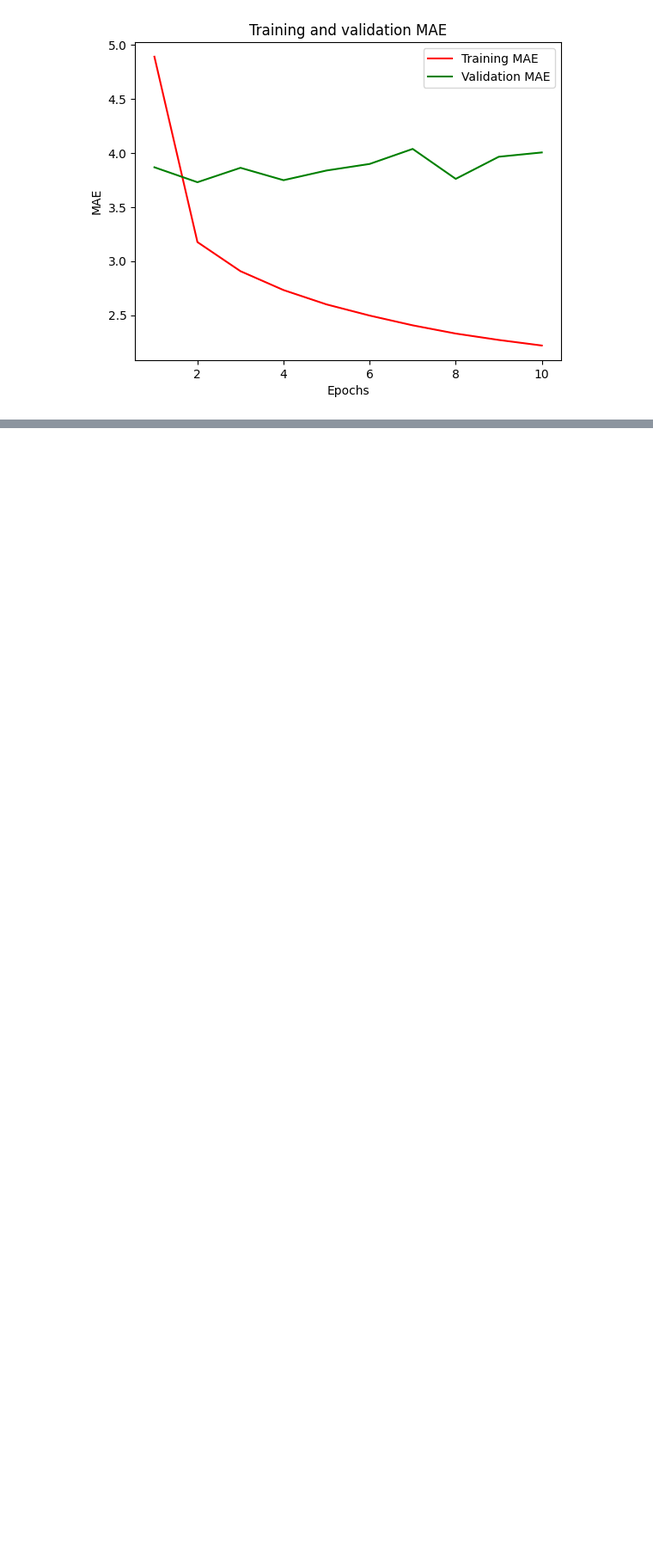
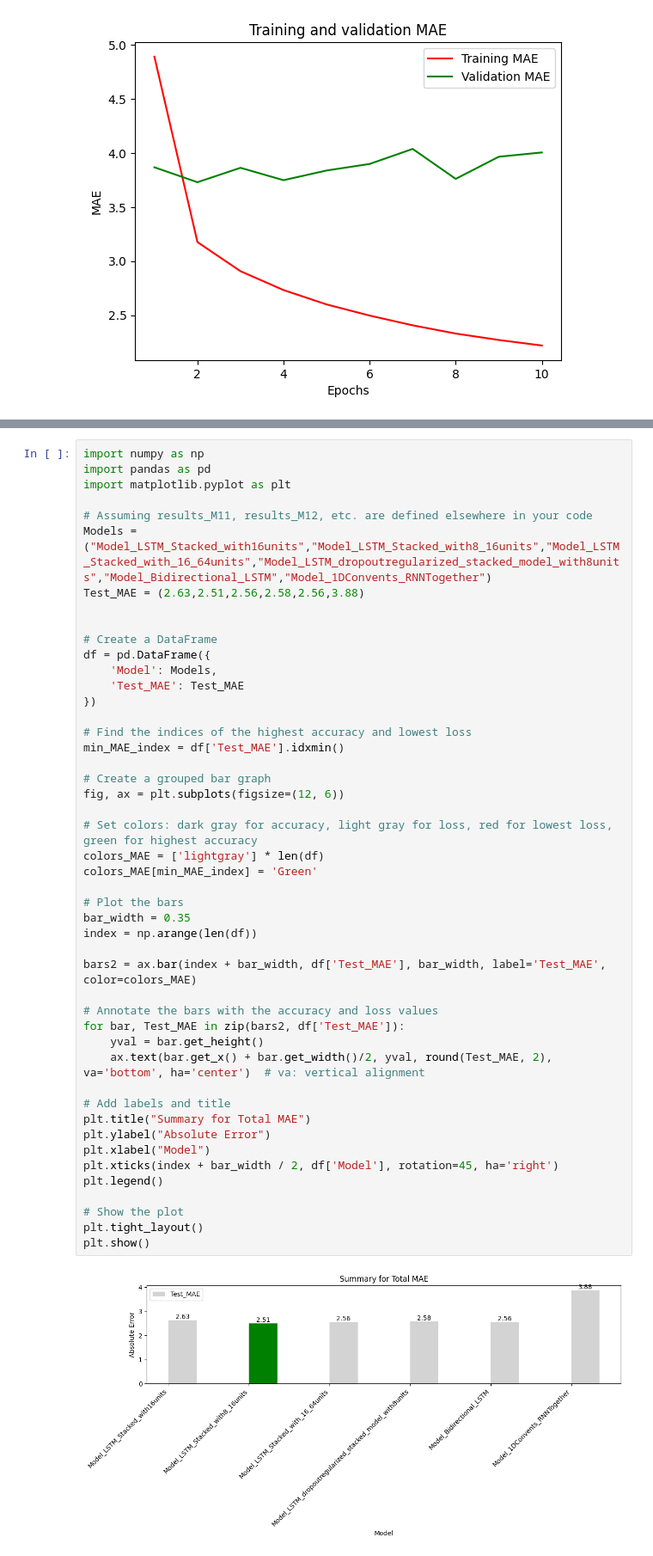
Before and after one commit to 64060kbarot/AML_64061, a Jupyter notebook: Assignment_Weather_Time_Series_RNN.ipynb, the cells around one changed output, grey strips where cells are left out. Shown at 86% size. Saved outputs shown, nothing was run; the diff lists cells and outputs as text; blank space fills up the shorter version.

```diff
--- a/Assignment_Weather_Time_Series_RNN.ipynb
+++ b/Assignment_Weather_Time_Series_RNN.ipynb
@@ -980,0 +997,49 @@ Based on the results I obtained, the combination of 1D convolution and RNN did n
+# %%
+import numpy as np
+import pandas as pd
+import matplotlib.pyplot as plt
+
+# Assuming results_M11, results_M12, etc. are defined elsewhere in your code
+Models = ("Model_LSTM_Stacked_with16units","Model_LSTM_Stacked_with8_16units","Model_LSTM_Stacked_with_16_64units","Model_LSTM_dropoutregularized_stacked_model_with8units","Model_Bidirectional_LSTM","Model_1DConvents_RNNTogether")
+Test_MAE = (2.63,2.51,2.56,2.58,2.56,3.88)
+
+
+# Create a DataFrame
+df = pd.DataFrame({
+    'Model': Models,
+    'Test_MAE': Test_MAE
+})
+
+# Find the indices of the highest accuracy and lowest loss
+min_MAE_index = df['Test_MAE'].idxmin()
+
+# Create a grouped bar graph
+fig, ax = plt.subplots(figsize=(12, 6))
+
+# Set colors: dark gray for accuracy, light gray for loss, red for lowest loss, green for highest accuracy
+colors_MAE = ['lightgray'] * len(df)
+colors_MAE[min_MAE_index] = 'Green'
+
+# Plot the bars
+bar_width = 0.35
+index = np.arange(len(df))
+
+bars2 = ax.bar(index + bar_width, df['Test_MAE'], bar_width, label='Test_MAE', color=colors_MAE)
+
+# Annotate the bars with the accuracy and loss values
+for bar, Test_MAE in zip(bars2, df['Test_MAE']):
+    yval = bar.get_height()
+    ax.text(bar.get_x() + bar.get_width()/2, yval, round(Test_MAE, 2), va='bottom', ha='center')  # va: vertical alignment
+
+# Add labels and title
+plt.title("Summary for Total MAE")
+plt.ylabel("Absolute Error")
+plt.xlabel("Model")
+plt.xticks(index + bar_width / 2, df['Model'], rotation=45, ha='right')
+plt.legend()
+
+# Show the plot
+plt.tight_layout()
+plt.show()
+# %% [output]
+[figure, added]
```
Also changed, not shown: parts of 12 cells of this notebook.
